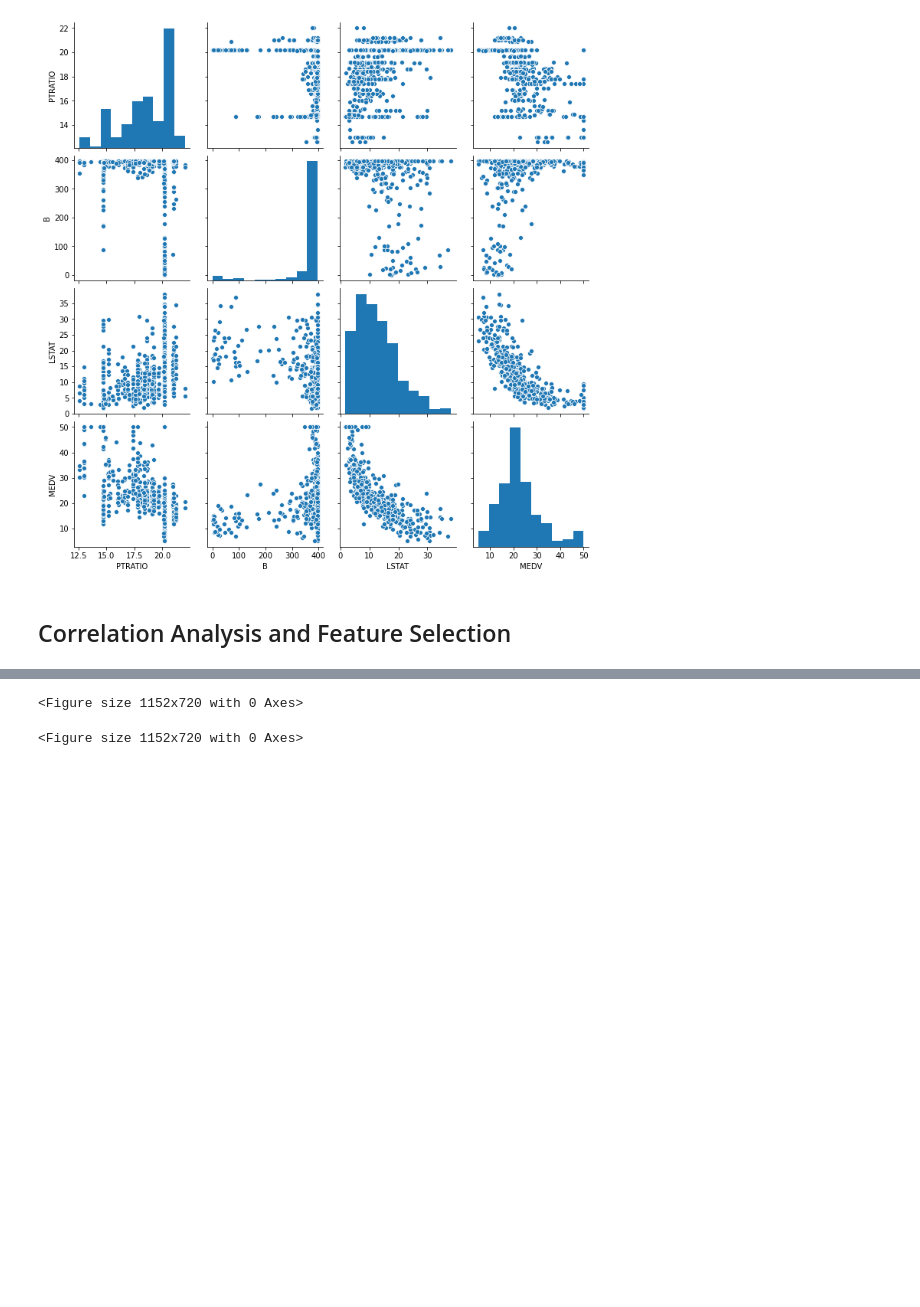
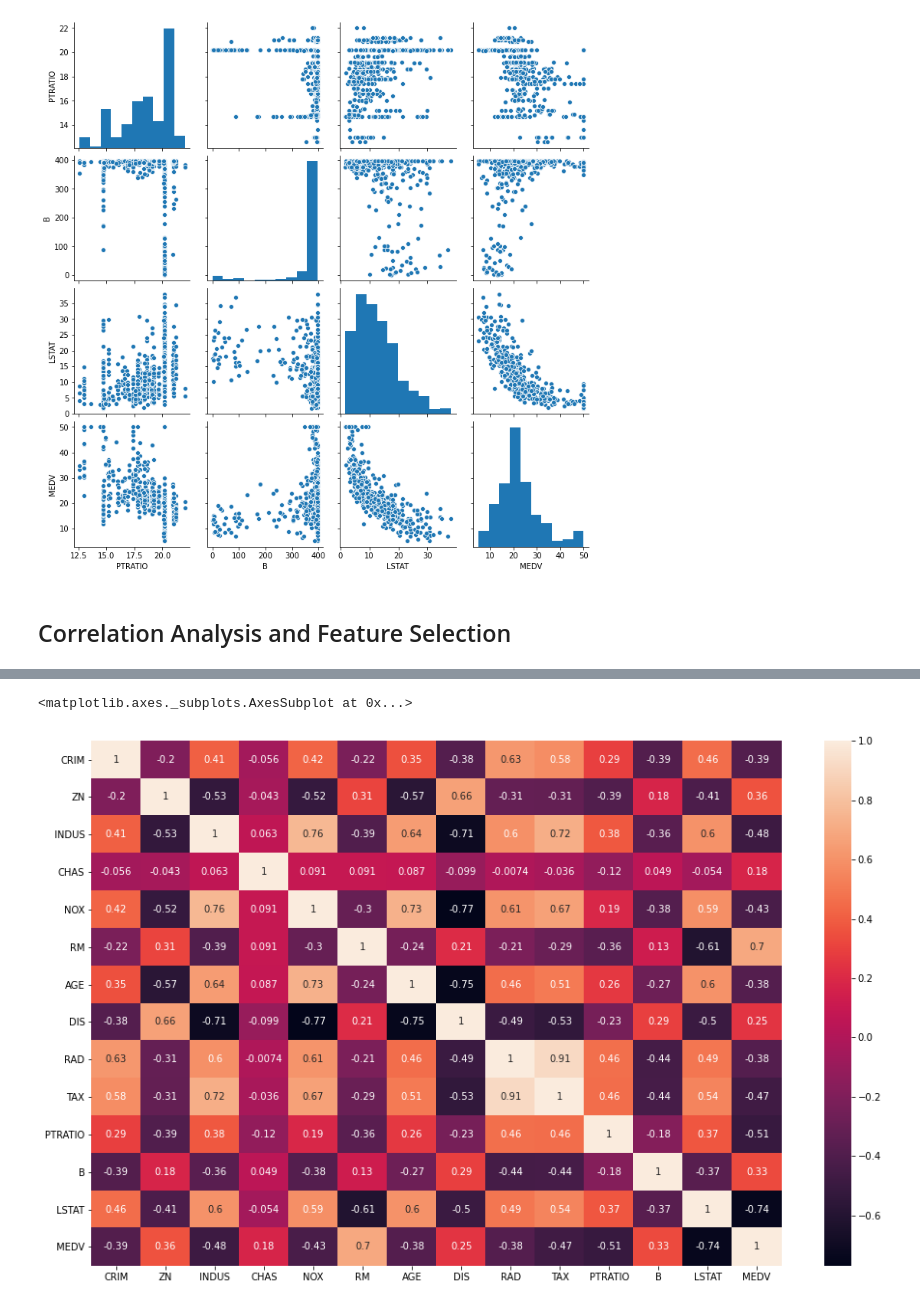
Before and after one commit to brian-mcclune-nnl/machine-learning, a Jupyter notebook: boston-housing.ipynb, the cells around one changed output, grey strips where cells are left out. Drawn from its saved outputs; the diff is of its cells as text; code cells hidden in the pictures; blank space fills up the shorter version.

```diff
--- a/boston-housing.ipynb
+++ b/boston-housing.ipynb
@@ -87,5 +87,6 @@ df.corr()
 # %%
 plt.figure(figsize=(16, 10))
+sns.heatmap(df.corr(), annot=True)
 # %% [output]
-<Figure size 1152x720 with 0 Axes>
+<matplotlib.axes._subplots.AxesSubplot at 0x...>
-<Figure size 1152x720 with 0 Axes>
+[figure, added]
```
Also changed, not shown: parts of 5 cells of this notebook.
